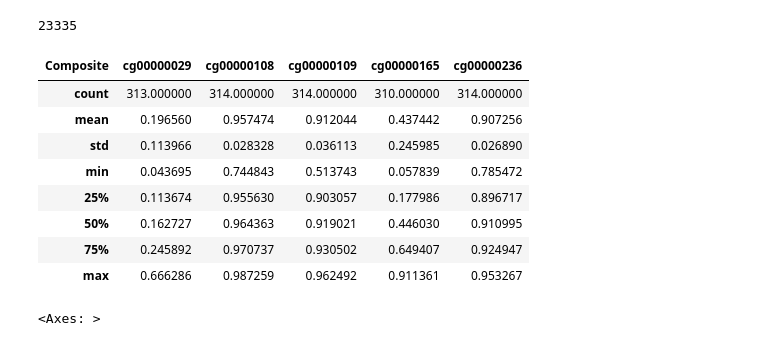
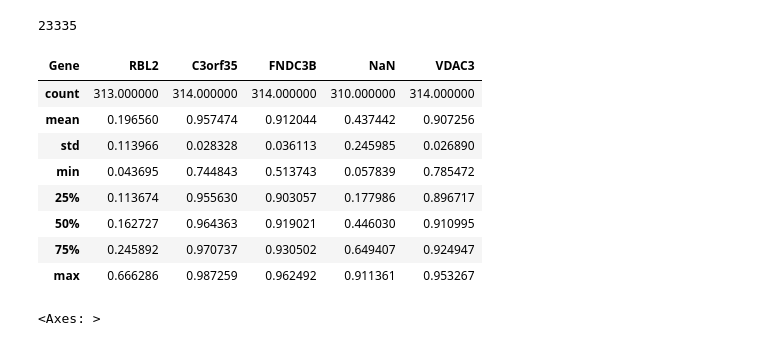
Before and after one commit to viola-dzianisava/Analysing-DNA-methylation-in-patients-with-colon-cancer, a Jupyter notebook: dis.ipynb, the cells around one changed output. Saved outputs shown, nothing was run; the diff lists cells and outputs as text; code cells hidden in the pictures.

```diff
--- a/dis.ipynb
+++ b/dis.ipynb
@@ -169,11 +171,11 @@ all_tumor_genes.size
 # %% [output]
 23335
 # %%
-# Describe TCGA
+# Describe range of numbers for each gene
 x = tumor_meth.head()
-x.set_index("Composite").filter(like='TCGA').T.describe()
+x.set_index("Gene").filter(like='TCGA').T.describe()
 # %% [output]
-| Composite | cg00000029 | cg00000108 | cg00000109 | cg00000165 | cg00000236 |
+| Gene | RBL2 | C3orf35 | FNDC3B | NaN | VDAC3 |
 | count | 313.000000 | 314.000000 | 314.000000 | 310.000000 | 314.000000 |
 | mean | 0.196560 | 0.957474 | 0.912044 | 0.437442 | 0.907256 |
 | std | 0.113966 | 0.028328 | 0.036113 | 0.245985 | 0.026890 |
```
Also changed, not shown: parts of 14 cells of this notebook, 1 other file.
